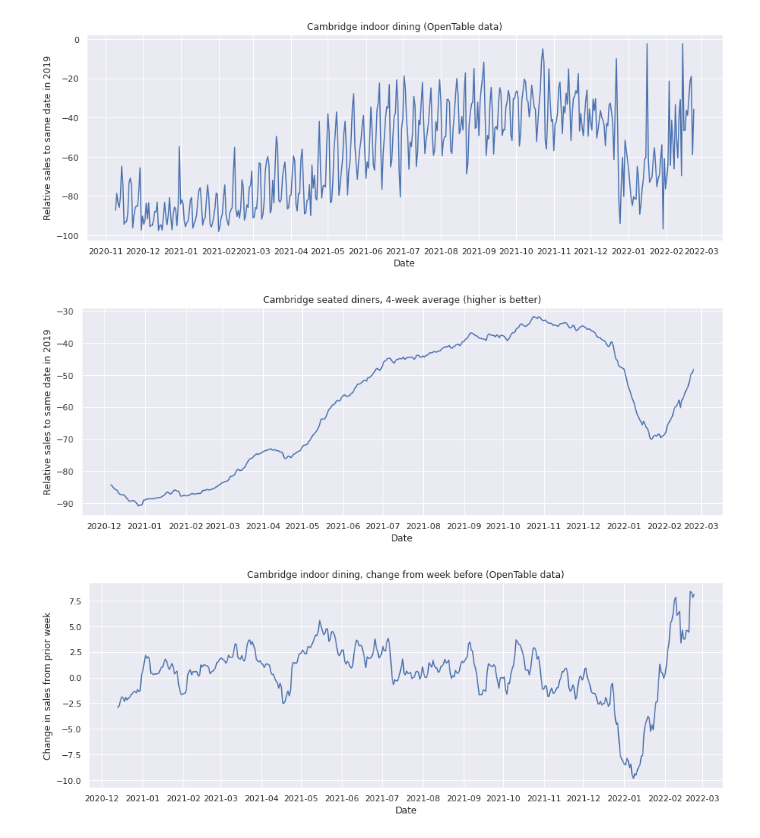
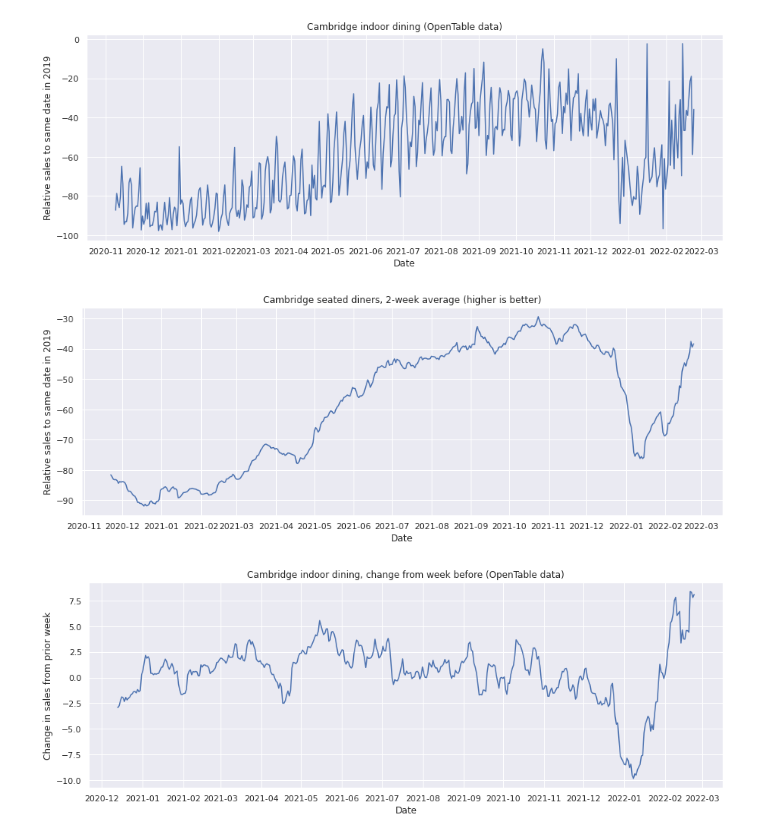
Before and after one commit to itamarst/cambridge-dining, a Jupyter notebook: dining-cambridge.ipynb, the cells around one changed output. Saved outputs shown, nothing was run; the diff lists cells and outputs as text; code cells hidden in the pictures.

Commit message:
2-week average.

```diff
--- a/dining-cambridge.ipynb
+++ b/dining-cambridge.ipynb
@@ -43,10 +43,10 @@ plot_series(cambridge, "Cambridge indoor dining (OpenTable data)", ylabel="Relat
 # %% [output]
 [figure]
 # %%
-cambridge_28dayaverage = cambridge.rolling(window=28).mean()
-plot_series(cambridge_28dayaverage, "Cambridge seated diners, 4-week average (higher is better)", ylabel="Relative sales to same date in 2019")
+cambridge_14dayaverage = cambridge.rolling(window=14).mean()
+plot_series(cambridge_14dayaverage, "Cambridge seated diners, 2-week average (higher is better)", ylabel="Relative sales to same date in 2019")
 # %% [output]
-[figure, old version]
+[figure, new version]
 # %%
 cambridge_change = cambridge_28dayaverage - cambridge_28dayaverage.shift(7)
 plot_series(cambridge_change, "Cambridge indoor dining, change from week before (OpenTable data)", ylabel="Change in sales from prior week")
```
